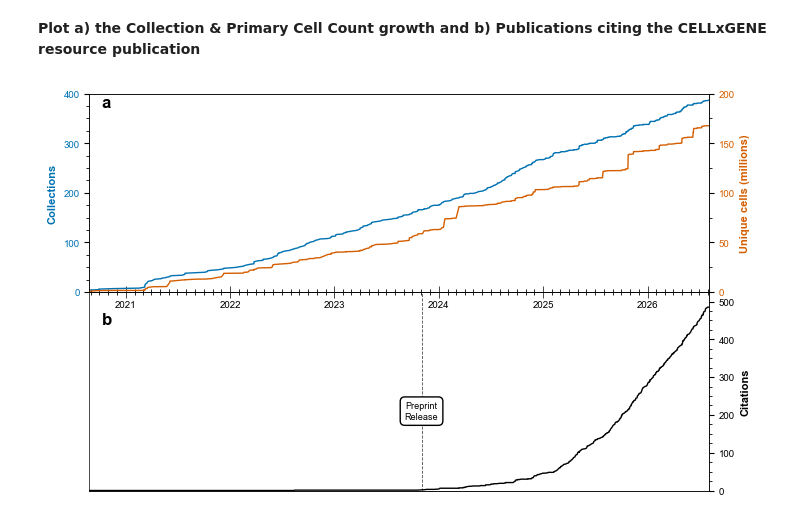
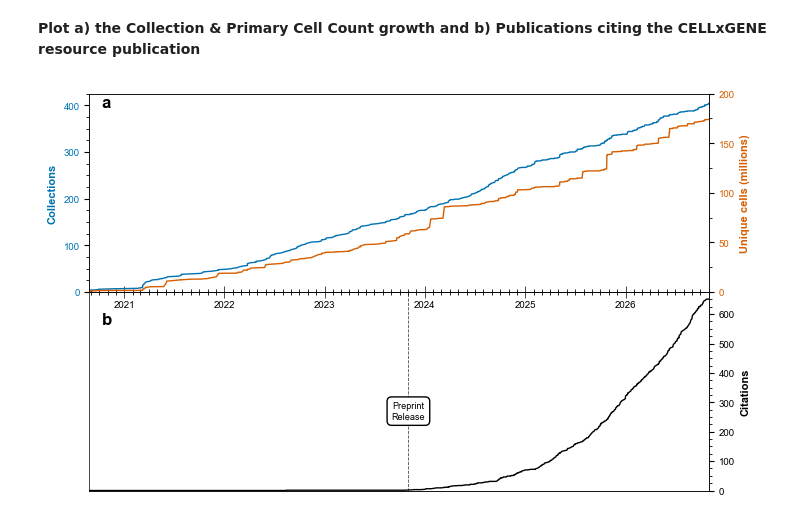
Before and after one commit to Lattice-Data/lattice-tools, a Jupyter notebook: cellxgene_resources/collab_submissions_pub/Figure2_corpus_growth.ipynb, the cells around one changed output. Cells and saved outputs as stored; diff of their text form; code cells hidden in the pictures.

Commit message:
rerun fig2 generation, with date normalization update

```diff
--- a/cellxgene_resources/collab_submissions_pub/Figure2_corpus_growth.ipynb
+++ b/cellxgene_resources/collab_submissions_pub/Figure2_corpus_growth.ipynb
@@ -55,14 +55,20 @@ result
 **Extract citation stats for the CELLxGENE Discover publication**\
 **Export CSV from [Dimensions](https://app.dimensions.ai/discover/publication?or_subset_publication_citations=pub.1182803254)**
 # %%
-dimensions_export = 'Dimensions-Publication-2026-08-03_19-14-15.csv.zip'
+dimensions_export = 'Dimensions-Publication-2026-10-31_00-49-45.csv.zip'
+
+def normalize_date(d):
+    if len(d) == 4:
+        return f'{d}-01-01'
+    if len(d) == 7:
+        return f'{d}-01'
+    return d
+
 
 cited_by = (
     pd.read_csv(dimensions_export, skiprows=1)[['Publication date']]
     .assign(**{
-        'Publication date': lambda x: x['Publication date'].apply(
-            lambda d: f"{d}-01" if isinstance(d, str) and len(d) == 7 else d
-        )
+        'Publication date': lambda x: x['Publication date'].apply(normalize_date)
     })
 )
 cited_by['Publication date'] = pd.to_datetime(cited_by['Publication date']).dt.tz_localize(None)
@@ -154,7 +160,7 @@ def setup_y(ax, x, y, label, color, lim, del_mj, del_mi):
 
 # a: left y-axis (collections)
 setup_y(ax1, result['earliest_date'], result['cumsum_collections'],
-        'Collections', coll_color, 400, 100, 25)
+        'Collections', coll_color, 425, 100, 25)
 
 # a: right y-axis (cells)
 ax2 = ax1.twinx()
@@ -164,7 +170,7 @@ setup_y(ax2, result['earliest_date'], result['cumsum_primary_cells'] / 1_000_000
 # b: right y-axis (cited by)
 ax4 = ax3.twinx()
 setup_y(ax4, result['earliest_date'], result['cumsum_cited_by'],
-        'Citations', cite_color, 525, 100, 25)
+        'Citations', cite_color, 675, 100, 25)
 # Hide the original left axis for ax3
 ax3.yaxis.set_visible(False)
 ax3.spines['left'].set_visible(False)
@@ -176,31 +182,31 @@ def plot_release(ax, date, label):
     ax.text(date, 0.4, label, ha='center', va='center', fontsize=6.5, color='black',
              transform=ax.get_xaxis_transform(),
              bbox=dict(boxstyle='round,pad=0.5', facecolor='white', edgecolor='black', alpha=1))
 
 plot_release(ax3, '2023-11-02', 'Preprint\nRelease')
 
 # shared: x-axis
 ax1.set_xlim(result['earliest_date'].min(), result['earliest_date'].max())
 ax1.xaxis.set_minor_locator(mdates.MonthLocator())
 
 
 ax1.tick_params(axis='x', which='major', length=4, width=0.5, direction='in')
 ax1.tick_params(axis='x', which='minor', length=2, direction='in')
 
 
 ax3.tick_params(axis='x', which='major', labelsize=7, length=4, width=0.5, pad=-12,
                labeltop=True, labelbottom=False, top=True, bottom=False, direction='in')
 ax3.tick_params(axis='x', which='minor', length=2, top=True, bottom=False, direction='in')
 
 # Add labels a and b
 ax1.text(0.02, 0.99, 'a', transform=ax1.transAxes,
          fontsize=12, fontweight='bold', va='top', ha='left')
 ax3.text(0.02, 0.9, 'b', transform=ax3.transAxes,
          fontsize=12, fontweight='bold', va='top', ha='left')
 
 plt.subplots_adjust(left=0.07, right=0.93, top=0.98, bottom=0.02)
 plt.savefig('cxg_growth.pdf')
 plt.savefig('cxg_growth.png', dpi=600)
 plt.show()
 # %% [output]
-[figure, old version]
+[figure, new version]
```
Also changed, not shown: parts of 4 cells of this notebook.
